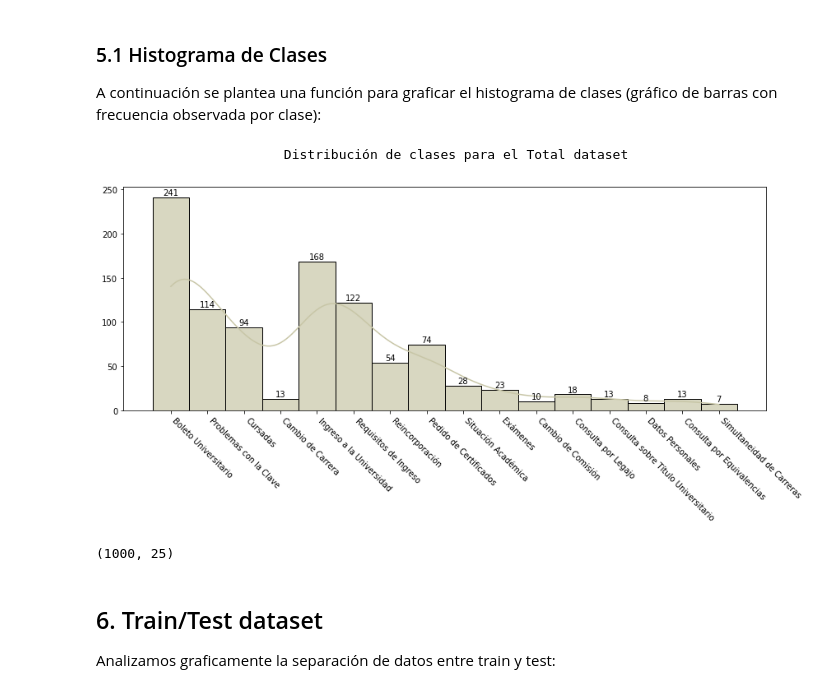
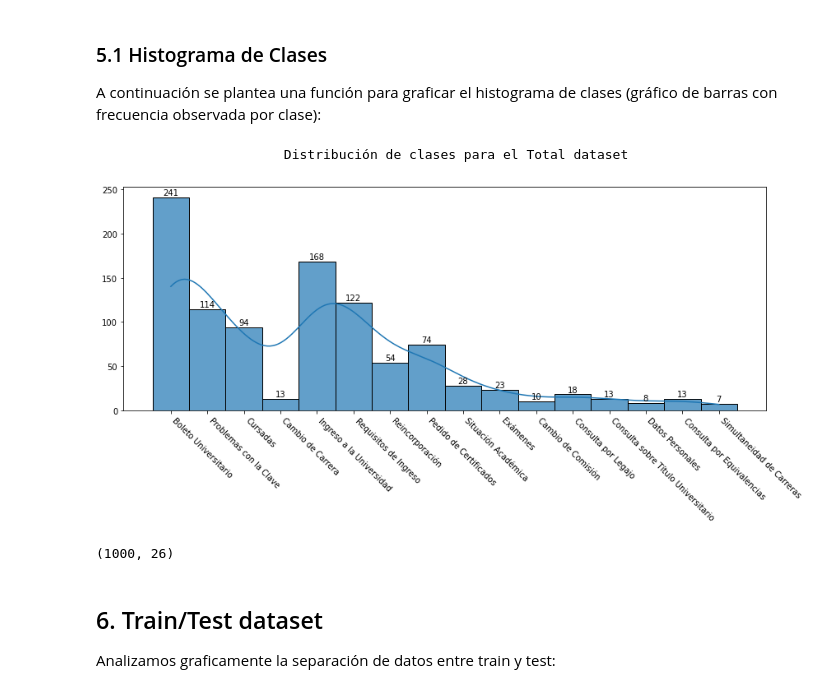
Before and after one commit to jumafernandez/clasificacion_correos, a Jupyter notebook: tesis/notebooks/02-analisis_exploratorio.ipynb, the cells around one changed output. Cells and saved outputs as stored; diff of their text form; code cells hidden in the pictures.

```diff
--- a/tesis/notebooks/02-analisis_exploratorio.ipynb
+++ b/tesis/notebooks/02-analisis_exploratorio.ipynb
@@ -36,13 +36,13 @@ Se carga el dataset en un dataframe:
 from os import path
 import pandas as pd
 
-if not (path.exists('correos-train-jaiio-80.csv')):
-    !wget https://raw.githubusercontent.com/jumafernandez/clasificacion_correos/main/data/50jaiio/consolidados/correos-train-jaiio-80.csv
+if not (path.exists('correos-train-80.csv')):
+    !wget https://raw.githubusercontent.com/jumafernandez/clasificacion_correos/main/tesis/data/02-01-correos-train-80.csv
 
-if not (path.exists('correos-test-jaiio-20.csv')):
-    !wget https://raw.githubusercontent.com/jumafernandez/clasificacion_correos/main/data/50jaiio/consolidados/correos-test-jaiio-20.csv
+if not (path.exists('correos-test-20.csv')):
+    !wget https://raw.githubusercontent.com/jumafernandez/clasificacion_correos/main/tesis/data/02-02-correos-test-20.csv
 
 # Cargo todo el conjunto de correos en dos dataframes
-correos_train = pd.read_csv('correos-train-jaiio-80.csv')
-correos_test = pd.read_csv('correos-test-jaiio-20.csv')
+correos_train = pd.read_csv('02-01-correos-train-80.csv')
+correos_test = pd.read_csv('02-02-correos-test-20.csv')
 # %% [output]
@@ -66,5 +66,8 @@ correos-test-jaiio- 100%[===================>]  59.27K  --.-KB/s    in 0.01s
 # %%
 import pandas as pd
+
+correos_train['Conjunto de datos'] = 'Entrenamiento/validación'
+correos_test['Conjunto de datos'] = 'Evaluación'
 
 # Cargo TODOS los correos en un dataframe
 correos = pd.concat([correos_train, correos_test], ignore_index=True)
@@ -335,39 +339,39 @@ def hist_clases(serie_clases, desc_plot, filename_plot):
 
   # Set figure size
   plt.figure(figsize=(14,5))
 
   ax = sns.histplot(serie_clases, kde=True, stat='count',
                     bins=serie_clases.unique(), binwidth=0.06,
-                    color='#c8c6a7', alpha=0.7)
+                    palette="viridis", alpha=0.7)
 
   ax.set_xticklabels(serie_clases.unique(),
                     rotation=-45,
                     horizontalalignment='left', fontweight='light')
 
   for p in ax.patches:
       ax.annotate(f'{p.get_height():.0f}\n',
                   (p.get_x() + p.get_width() / 2, p.get_height()),
                   ha='center', va='center', color='black')
 
   # Quito el nombre de los ejes (de forma rústica)
   plt.xlabel('', fontsize=12)
   plt.ylabel('', fontsize=12)
 
   # Guardo el plot en un png
   plt.savefig(filename_plot, optimize=True, transparent=True, bbox_inches = 'tight')
 
   # Muestro el gráfico con una descripción
   print(f'\t\t\tDistribución de clases para el {desc_plot}')
   plt.show()
 
 hist_clases(correos['clase'], 'Total dataset', 'histograma_total.png')
 # %% [output]
                         Distribución de clases para el Total dataset
-[figure, old version]
+[figure, new version]
 # %%
 correos.shape
 # %% [output]
-(1000, 25)
+(1000, 26)
 # %% [markdown]
 ## 6. Train/Test dataset
 
```
Also changed, not shown: parts of 7 cells of this notebook.
